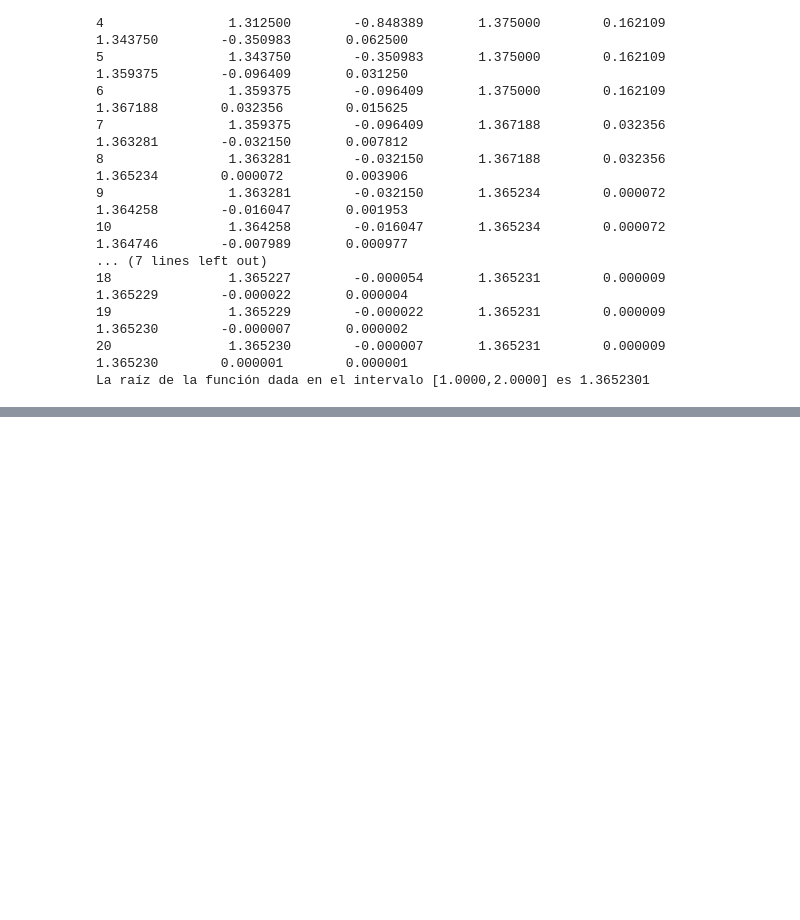
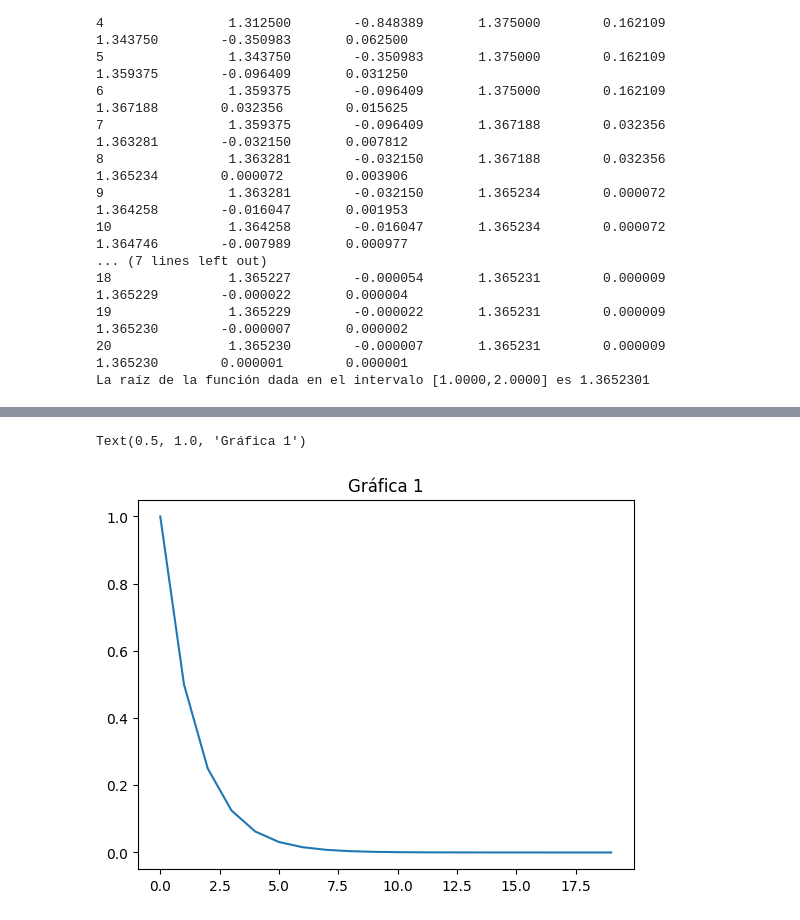
Before and after one commit to liz-lz/Metodos, a Jupyter notebook: Ecuaciones no lineales/Biseccion.ipynb, the cells around one changed output, grey strips where cells are left out. Drawn from its saved outputs; the diff is of its cells as text; code cells hidden in the pictures; blank space fills up the shorter version.

```diff
--- a/Ecuaciones no lineales/Biseccion.ipynb
+++ b/Ecuaciones no lineales/Biseccion.ipynb
@@ -41,6 +43,7 @@ print("# iter\t\t a \t\t f(a) \t\t b \t\t f(b) \t\t m \t\t f(m) \t\t error")
 print("{0} \t\t {1:6.4f} \t {2:6.4f} \t {3:6.4f} \t {4:6.4f} \t {5:6.4f} \t {6:6.4f} \t {7:6.4f}".format(niter, a0, fa, b0, fb, m, fm, error ))
 
 # ciclo iterativo
+errores=[]
 while error > tol and niter < nmax:
     m = a + (b - a) / 2
     if np.sign(fa) == np.sign(fm):
@@ -53,6 +56,8 @@ while error > tol and niter < nmax:
     m = a + (b - a)/2
     fm = funcion1(m)
     error = abs(b - a)
+    c=error/0.50
+    errores.append(c)
     niter += 1
     print("{0} \t\t {1:6.6f} \t {2:6.6f} \t {3:6.6f} \t {4:6.6f} \t {5:6.6f} \t {6:6.6f} \t {7:6.6f}".format(niter, a, fa, b, fb, m, fm, error ))
 
@@ -77,0 +106,6 @@ La raíz de la función dada en el intervalo [1.0000,2.0000] es 1.3652301
+# %%
+plt.plot(errores)
+plt.title("Gráfica 1")
+# %% [output]
+Text(0.5, 1.0, 'Gráfica 1')
+[figure, added]
```
Also changed, not shown: parts of 3 cells of this notebook.
